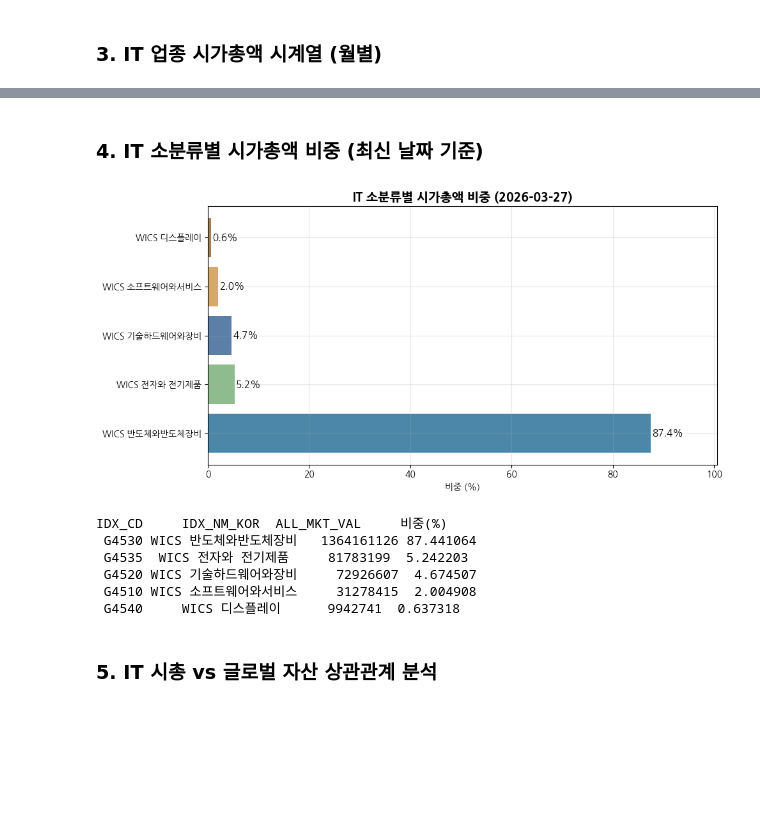
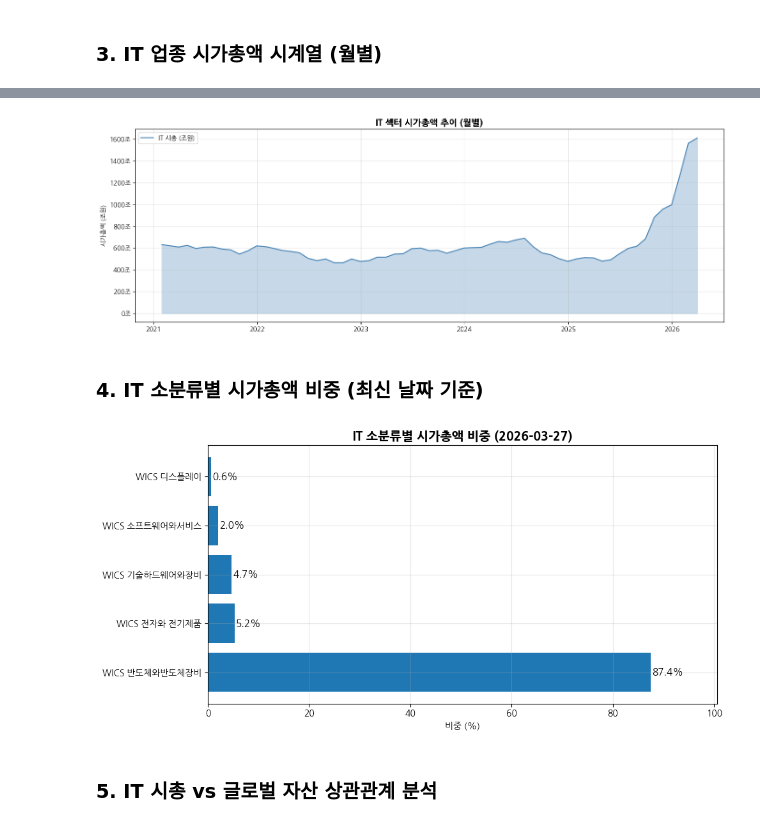
Before and after one commit to techshin31/test_stock, a Jupyter notebook: analysis/analysis_good593/2-1. IT_analysis.ipynb, the cells around one changed output, grey strips where cells are left out. Cells and saved outputs as stored; diff of their text form; code cells hidden in the pictures; blank space fills up the shorter version.

```diff
--- a/analysis/analysis_good593/2-1. IT_analysis.ipynb
+++ b/analysis/analysis_good593/2-1. IT_analysis.ipynb
@@ -7,23 +7,12 @@
 # %% [markdown]
 ## 0. 라이브러리 임포트
 # %%
+import os
 import pandas as pd
 import numpy as np
-import matplotlib.pyplot as plt
-import matplotlib.ticker as mticker
-import os
-import zipfile
+
 import warnings
 warnings.filterwarnings('ignore')
-
-try:
-    import koreanize_matplotlib
-except ImportError:
-    plt.rcParams['font.family'] = 'Malgun Gothic'
-
-plt.rcParams['figure.figsize'] = (14, 5)
-plt.rcParams['axes.grid'] = True
-plt.rcParams['grid.alpha'] = 0.3
 
 # 경로 설정
 BASE_ASSET   = os.path.join('data', 'analysis')
@@ -31,7 +20,8 @@ BASE_WICS    = os.path.join('data', 'wics')
 OUT_DIR      = os.path.join('data', 'analysis/it')
 os.makedirs(OUT_DIR, exist_ok=True)
 
-IT_CODE = 'G45'   # WICS IT 섹터 코드 prefix
+wics_major_cd = 'G45'   # WICS IT 섹터 코드 prefix
+wics_major_nm = "IT"
 
 print('✅ 라이브러리 로딩 완료')
 # %% [output]
@@ -111,0 +56,9 @@ df_wics[['IDX_CD','IDX_NM_KOR','CMP_CD','CMP_KOR','MKT_VAL','DATE']].head(3)
+# %%
+from common.load import load_wics_all_by_wics_major
+
+df_wics = load_wics_all_by_wics_major(
+    data_path="./data/wics/*", wics_major_cd=wics_major_cd)
+
+print(f'\n통합 IT WICS 데이터: {df_wics.shape}')
+print(f'날짜 범위: {df_wics["DATE"].min().date()} ~ {df_wics["DATE"].max().date()}')
+df_wics[['IDX_CD','IDX_NM_KOR','CMP_CD','CMP_KOR','MKT_VAL','DATE']].head(3)
@@ -141,37 +85,21 @@ plt.show()
+# %%
+from common.plots import plot_capitalization_by_month
+
+plot_capitalization_by_month(
+  df_cap, wics_major_nm
+)
+# %% [output]
+[figure, added]
 # %% [markdown]
 ### 4. IT 소분류별 시가총액 비중 (최신 날짜 기준)
-# %%
-latest_date = df_wics['DATE'].max()
-latest = df_wics[df_wics['DATE'] == latest_date]
-
-sub_cap = (
-    latest
-    .groupby(['IDX_CD', 'IDX_NM_KOR'])['ALL_MKT_VAL']
-    .first()
-    .reset_index()
-    .sort_values('ALL_MKT_VAL', ascending=False)
-)
-sub_cap['비중(%)'] = sub_cap['ALL_MKT_VAL'] / sub_cap['ALL_MKT_VAL'].sum() * 100
-
-fig, ax = plt.subplots(figsize=(10, 5))
-colors = ['#4C86A8', '#8FBC8F', '#5B7FA6', '#D4A96A', '#A67C52']
-bars = ax.barh(sub_cap['IDX_NM_KOR'], sub_cap['비중(%)'], color=colors)
-for bar, pct in zip(bars, sub_cap['비중(%)']):
-    ax.text(bar.get_width() + 0.3, bar.get_y() + bar.get_height()/2,
-            f'{pct:.1f}%', va='center', fontsize=11)
-ax.set_title(f'IT 소분류별 시가총액 비중 ({latest_date.date()})', fontsize=14, fontweight='bold')
-ax.set_xlabel('비중 (%)')
-ax.set_xlim(0, sub_cap['비중(%)'].max() * 1.15)
-plt.tight_layout()
-plt.show()
-print(sub_cap[['IDX_CD','IDX_NM_KOR','ALL_MKT_VAL','비중(%)']].to_string(index=False))
-# %% [output]
-[figure, removed]
-IDX_CD     IDX_NM_KOR  ALL_MKT_VAL     비중(%)
- G4530 WICS 반도체와반도체장비   1364161126 87.441064
- G4535  WICS 전자와 전기제품     81783199  5.242203
- G4520 WICS 기술하드웨어와장비     72926607  4.674507
- G4510 WICS 소프트웨어와서비스     31278415  2.004908
- G4540     WICS 디스플레이      9942741  0.637318
+# %%
+from common.plots import plot_capitalization_of_wics_medium_by_date
+
+latest_date = df_wics['DATE'].max()
+plot_capitalization_of_wics_medium_by_date(
+  df_wics, latest_date, wics_major_nm
+)
+# %% [output]
+[figure, added]
 # %% [markdown]
 ### 5. IT 시총 vs 글로벌 자산 상관관계 분석
```
Also changed, not shown: parts of 17 cells of this notebook, 11 other files.
